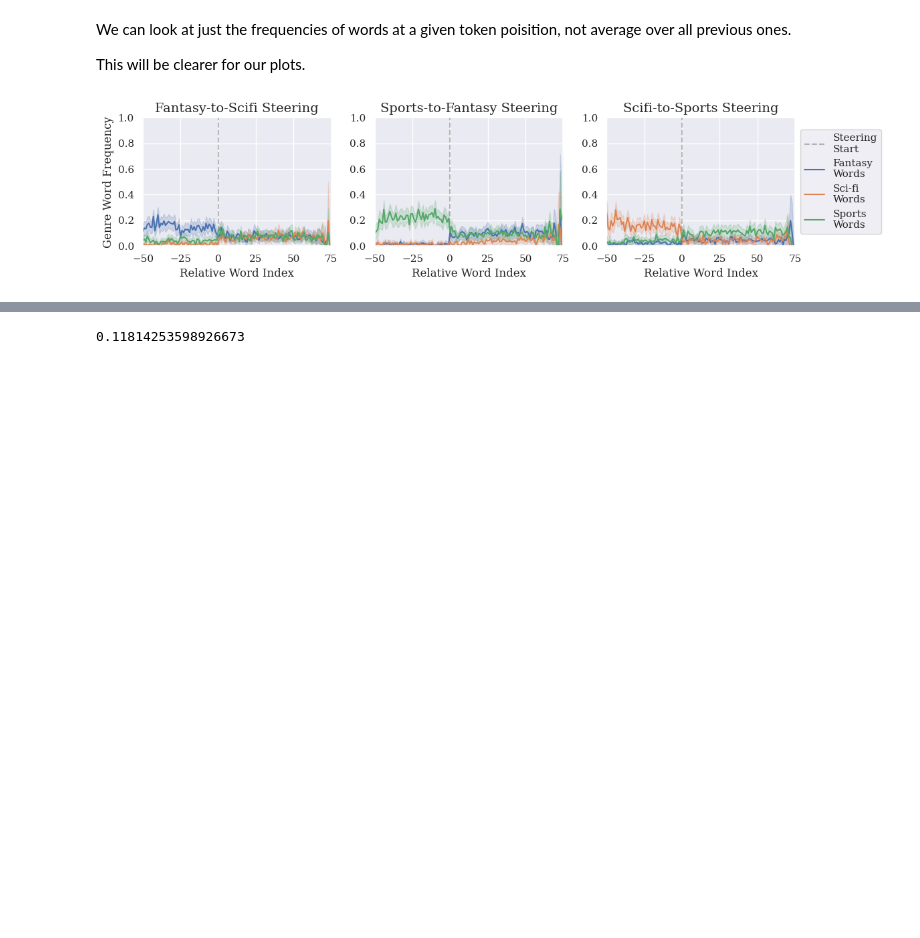
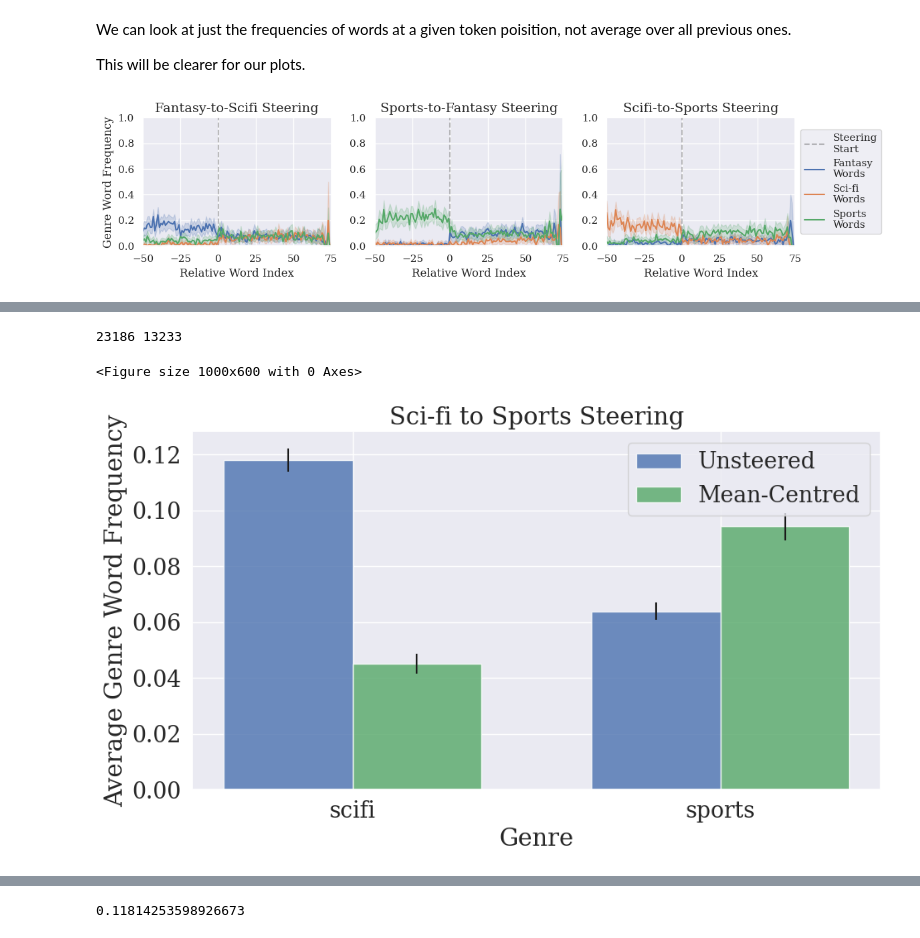
Before and after one commit to ojorgensen/Dylan-llm-steering, a Jupyter notebook: Toxicity_steering_V2.ipynb, the cells around one changed output, grey strips where cells are left out. Saved outputs shown, nothing was run; the diff lists cells and outputs as text; code cells hidden in the pictures; blank space fills up the shorter version.

```diff
--- a/Toxicity_steering_V2.ipynb
+++ b/Toxicity_steering_V2.ipynb
@@ -639,6 +699,26 @@ sci_fi_to_sports_df = gen_using_activation_additions(
     seed=42,
     **default_kwargs
 )
+
+activation_addition_dataset = [ActivationAdditionDataset(
+    coeff=0,
+    act_name=2,
+    prompt=sports_ds,
+    from_dataset=True,
+    use_all_activations=True,
+    prompt_2=tiny_training_subset[:200],
+    from_pca=False,
+    from_difference=True,
+)]
+
+sci_fi_to_scifi_df = gen_using_activation_additions(
+    prompt_batch=prompt_batch,
+    model=smol_model,
+    activation_additions=activation_addition_dataset,
+    addition_location="front",
+    seed=42,
+    **default_kwargs
+)
 # %%
 i = 5
 for prompt, contiuations in zip(sci_fi_to_sports_df.prompts[:i], sci_fi_to_sports_df.completions[:i]):
@@ -995,0 +1245,14 @@ sports_genres_freq_df
+# %%
+generated_stories = list(sci_fi_to_sports_df.prompts + sci_fi_to_sports_df.completions)
+steering_start_indices = [len(prompt.split()) for prompt in sci_fi_to_sports_df.prompts]
+scifi_genres_freq_df = get_genres_freq_df_ole(generated_stories, steering_start_indices)
+
+generated_stories = list(sci_fi_to_scifi_df.prompts + sci_fi_to_scifi_df.completions)
+steering_start_indices = [len(prompt.split()) for prompt in sci_fi_to_scifi_df.prompts]
+scifi_genres_freq_df_unsteered = get_genres_freq_df_ole(generated_stories, steering_start_indices)
+
+plot_dataset(scifi_genres_freq_df, scifi_genres_freq_df_unsteered, 'Sci-fi to Sports Steering', 'scifi', 'sports')
+# %% [output]
+23186 13233
+<Figure size 1000x600 with 0 Axes>
+[figure, added]
```
Also changed, not shown: parts of 33 cells of this notebook, 14 other files.
